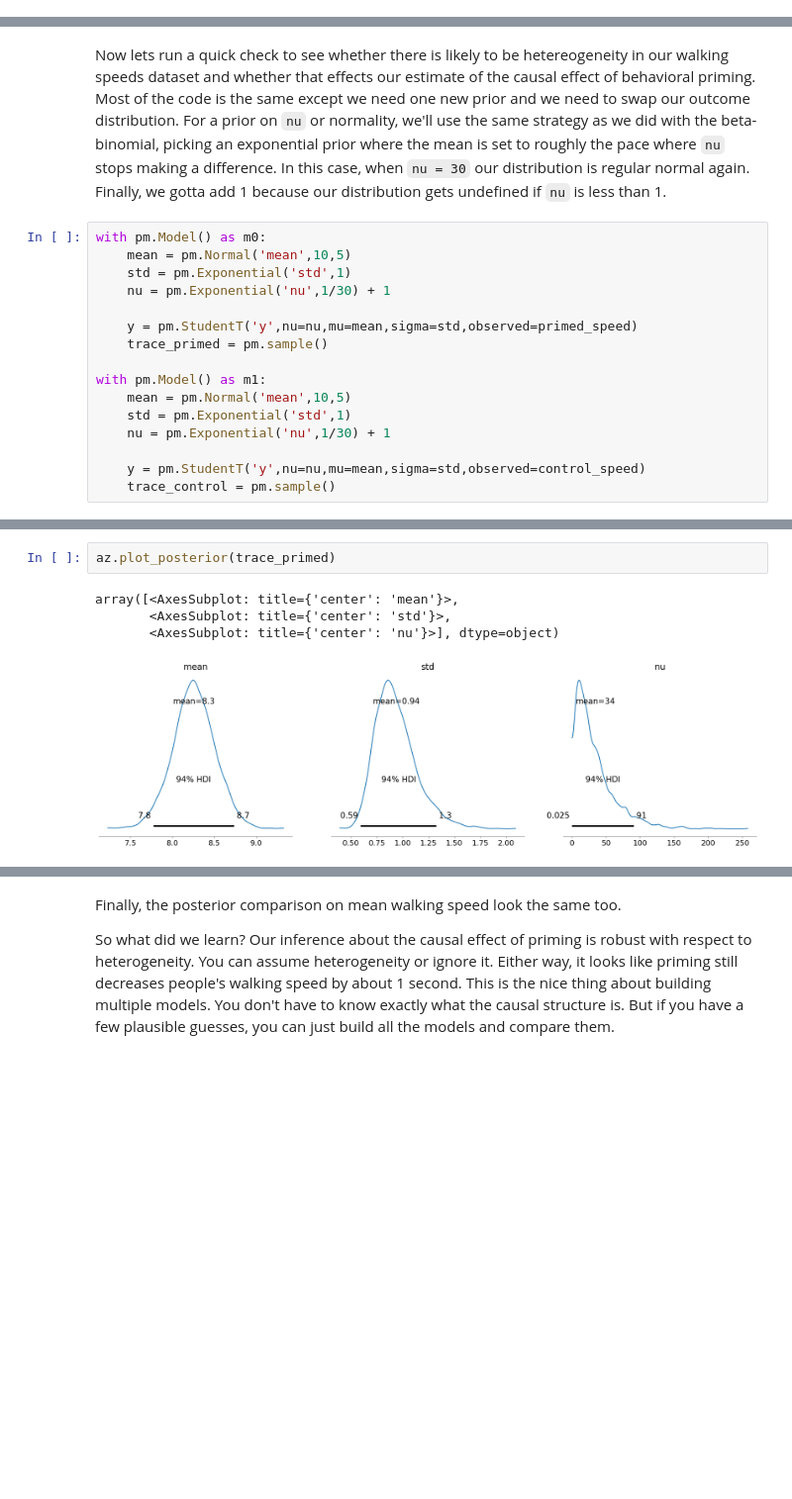
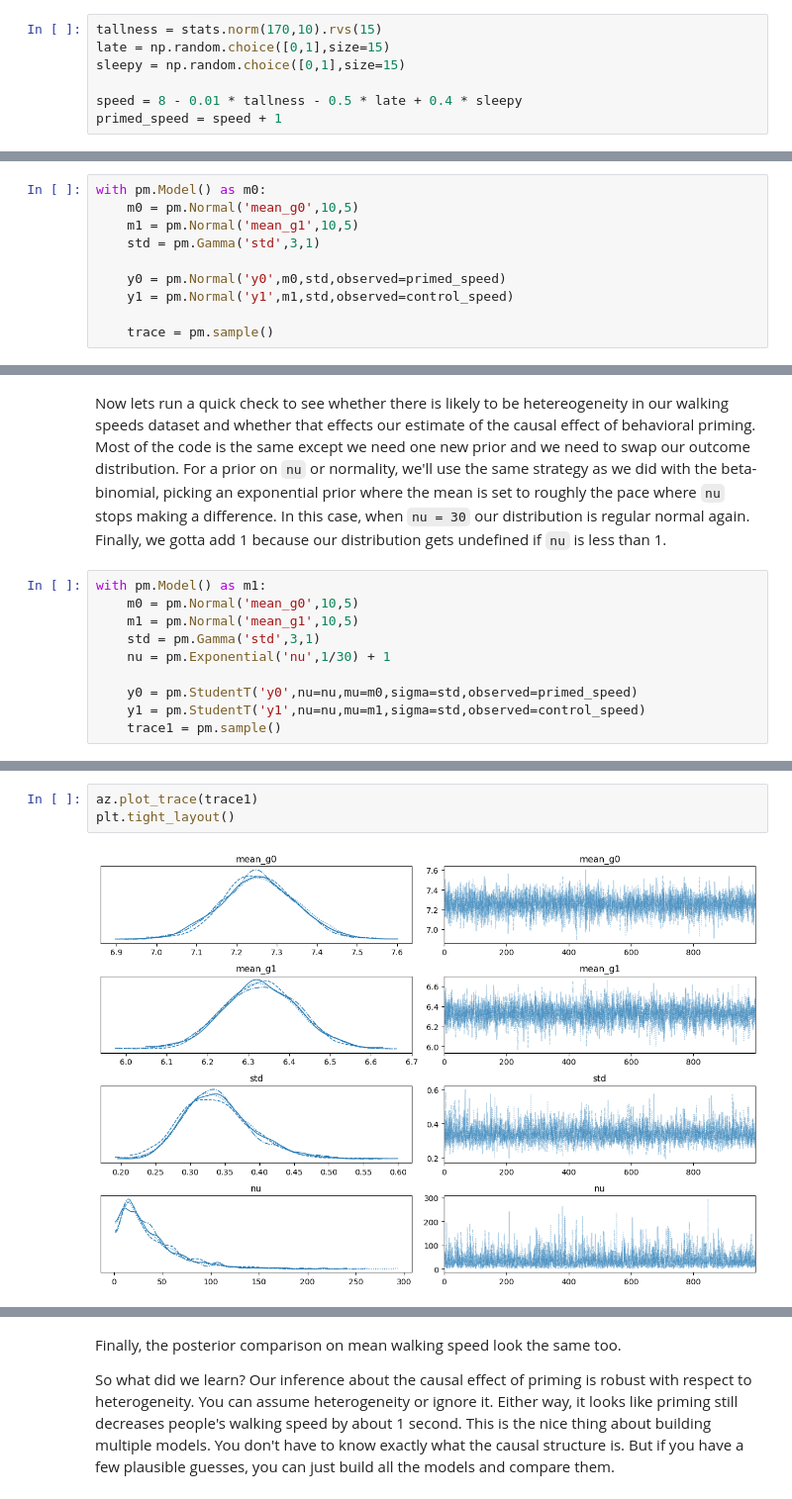
Before and after one commit to daniel-saunders-phil/cogs-303, a Jupyter notebook: lectures/Lecture 17 - Generating and testing normal distributions.ipynb, the cells around one changed output, grey strips where cells are left out. Shown at 99% size. Saved outputs shown, nothing was run; the diff lists cells and outputs as text; blank space fills up the shorter version.

```diff
--- a/lectures/Lecture 17 - Generating and testing normal distributions.ipynb
+++ b/lectures/Lecture 17 - Generating and testing normal distributions.ipynb
@@ -4,0 +49,7 @@ In our in-class discussion last time, we spent a lot of time talking about how t
+# %%
+tallness = stats.norm(170,10).rvs(15)
+late = np.random.choice([0,1],size=15)
+sleepy = np.random.choice([0,1],size=15)
+
+speed = 8 - 0.01 * tallness - 0.5 * late + 0.4 * sleepy
+primed_speed = speed + 1
@@ -4,0 +65,10 @@ In our in-class discussion last time, we spent a lot of time talking about how t
+# %%
+with pm.Model() as m0:
+    m0 = pm.Normal('mean_g0',10,5)
+    m1 = pm.Normal('mean_g1',10,5)
+    std = pm.Gamma('std',3,1)
+
+    y0 = pm.Normal('y0',m0,std,observed=primed_speed)
+    y1 = pm.Normal('y1',m1,std,observed=control_speed)
+
+    trace = pm.sample()
@@ -312,21 +393,15 @@ interactive(children=(FloatSlider(value=30.0, description='nu', max=60.0, min=1.
 # %% [markdown]
 Now lets run a quick check to see whether there is likely to be hetereogeneity in our walking speeds dataset and whether that effects our estimate of the causal effect of behavioral priming. Most of the code is the same except we need one new prior and we need to swap our outcome distribution. For a prior on `nu` or normality, we'll use the same strategy as we did with the beta-binomial, picking an exponential prior where the mean is set to roughly the pace where `nu` stops making a difference. In this case, when `nu = 30` our distribution is regular normal again. Finally, we gotta add 1 because our distribution gets undefined if `nu` is less than 1.
 # %%
-with pm.Model() as m0:
-    mean = pm.Normal('mean',10,5)
-    std = pm.Exponential('std',1)
+with pm.Model() as m1:
+    m0 = pm.Normal('mean_g0',10,5)
+    m1 = pm.Normal('mean_g1',10,5)
+    std = pm.Gamma('std',3,1)
     nu = pm.Exponential('nu',1/30) + 1
 
-    y = pm.StudentT('y',nu=nu,mu=mean,sigma=std,observed=primed_speed)
-    trace_primed = pm.sample()
-
-with pm.Model() as m1:
-    mean = pm.Normal('mean',10,5)
-    std = pm.Exponential('std',1)
-    nu = pm.Exponential('nu',1/30) + 1
-
-    y = pm.StudentT('y',nu=nu,mu=mean,sigma=std,observed=control_speed)
-    trace_control = pm.sample()
+    y0 = pm.StudentT('y0',nu=nu,mu=m0,sigma=std,observed=primed_speed)
+    y1 = pm.StudentT('y1',nu=nu,mu=m1,sigma=std,observed=control_speed)
+    trace1 = pm.sample()
 # %% [output]
 Auto-assigning NUTS sampler...
 Initializing NUTS using jitter+adapt_diag...
@@ -343,8 +412,6 @@ Sampling 4 chains for 1_000 tune and 1_000 draw iterations (4_000 + 4_000 draws
 # %%
-az.plot_posterior(trace_primed)
+az.plot_trace(trace1)
+plt.tight_layout()
 # %% [output]
-array([<AxesSubplot: title={'center': 'mean'}>,
-       <AxesSubplot: title={'center': 'std'}>,
-       <AxesSubplot: title={'center': 'nu'}>], dtype=object)
-[figure, old version]
+[figure, new version]
 # %% [markdown]
```
Also changed, not shown: parts of 41 cells of this notebook, 1 other file.
